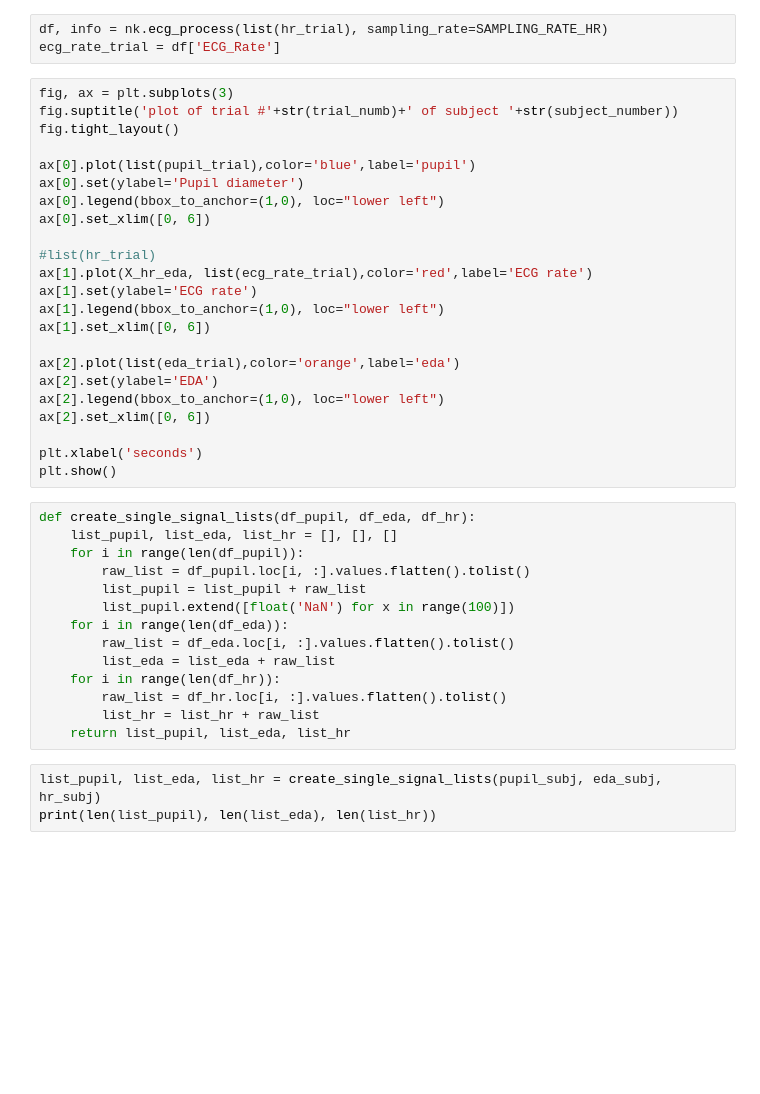
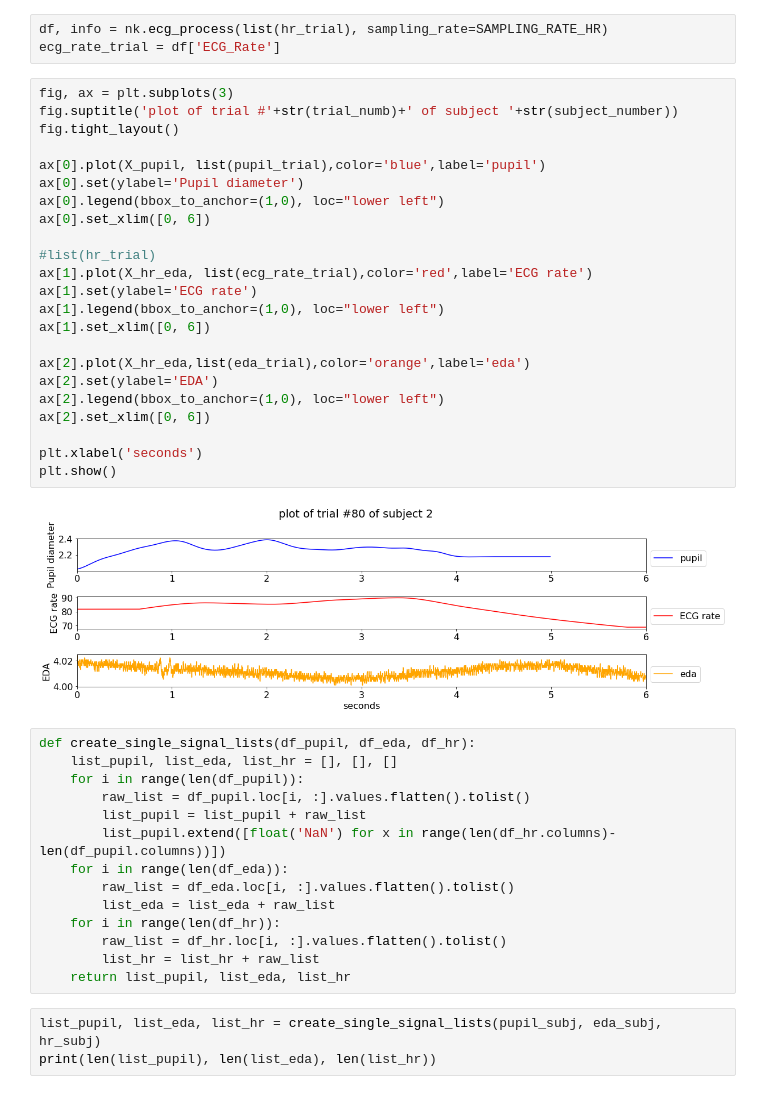
Before and after one commit to matteolimoncini/fear_gen, a Jupyter notebook: syncs.ipynb, the cells around one changed output. Drawn from its saved outputs; the diff is of its cells as text; blank space fills up the shorter version.

```diff
--- a/syncs.ipynb
+++ b/syncs.ipynb
@@ -731,33 +643,35 @@ ecg_rate_trial = df['ECG_Rate']
 # %%
 fig, ax = plt.subplots(3)
 fig.suptitle('plot of trial #'+str(trial_numb)+' of subject '+str(subject_number))
 fig.tight_layout()
 
-ax[0].plot(list(pupil_trial),color='blue',label='pupil')
+ax[0].plot(X_pupil, list(pupil_trial),color='blue',label='pupil')
 ax[0].set(ylabel='Pupil diameter')
 ax[0].legend(bbox_to_anchor=(1,0), loc="lower left")
 ax[0].set_xlim([0, 6])
 
 #list(hr_trial)
 ax[1].plot(X_hr_eda, list(ecg_rate_trial),color='red',label='ECG rate')
 ax[1].set(ylabel='ECG rate')
 ax[1].legend(bbox_to_anchor=(1,0), loc="lower left")
 ax[1].set_xlim([0, 6])
 
-ax[2].plot(list(eda_trial),color='orange',label='eda')
+ax[2].plot(X_hr_eda,list(eda_trial),color='orange',label='eda')
 ax[2].set(ylabel='EDA')
 ax[2].legend(bbox_to_anchor=(1,0), loc="lower left")
 ax[2].set_xlim([0, 6])
 
 plt.xlabel('seconds')
 plt.show()
+# %% [output]
+[figure, added]
 # %%
 def create_single_signal_lists(df_pupil, df_eda, df_hr):
     list_pupil, list_eda, list_hr = [], [], []
     for i in range(len(df_pupil)):
         raw_list = df_pupil.loc[i, :].values.flatten().tolist()
         list_pupil = list_pupil + raw_list
-        list_pupil.extend([float('NaN') for x in range(100)])
+        list_pupil.extend([float('NaN') for x in range(len(df_hr.columns)- len(df_pupil.columns))])
     for i in range(len(df_eda)):
         raw_list = df_eda.loc[i, :].values.flatten().tolist()
         list_eda = list_eda + raw_list
```
Also changed, not shown: parts of 17 cells of this notebook.
